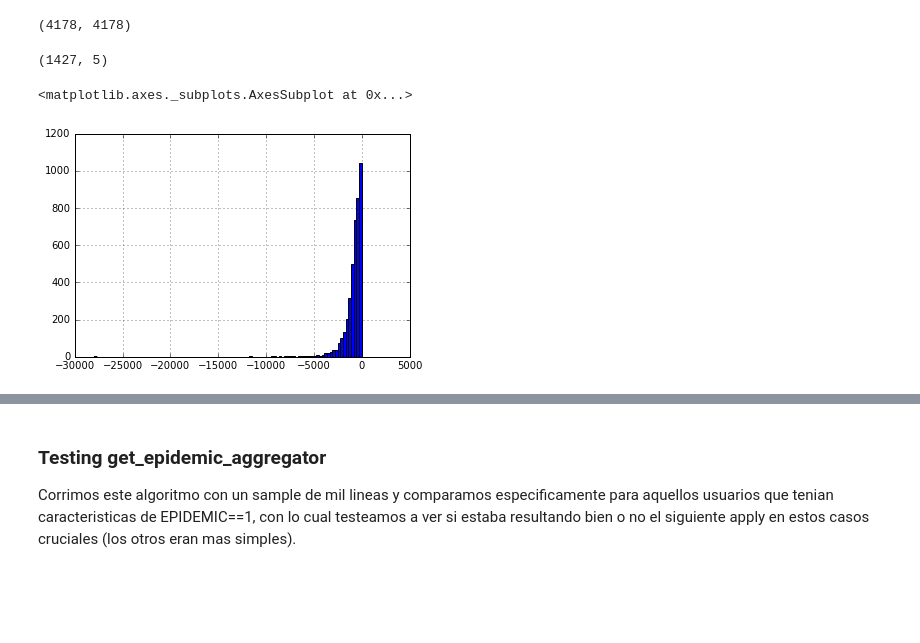
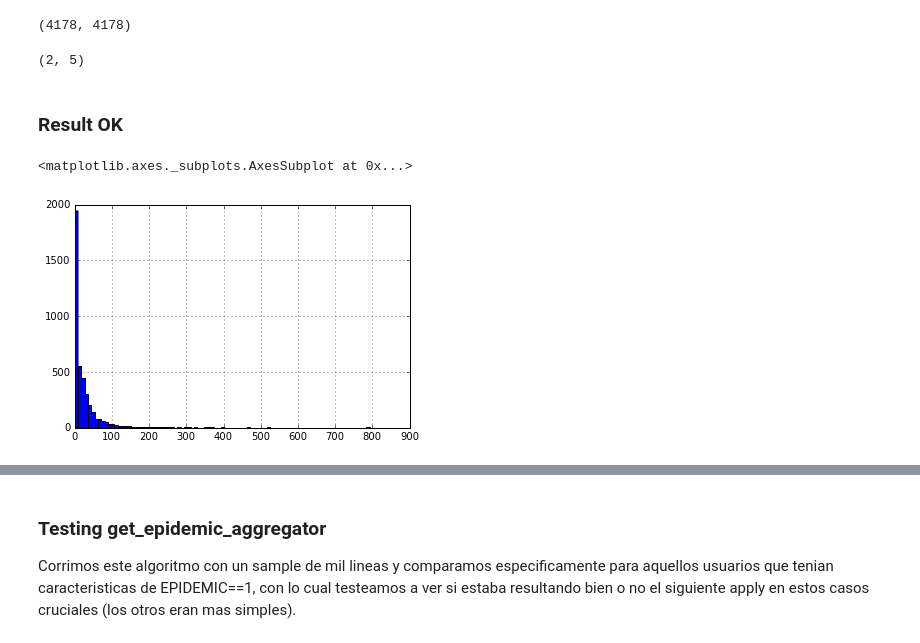
Before and after one commit to jdemonasterio/Tesis, a Jupyter notebook: Sum_Links attribute extraction.ipynb, the cells around one changed output, grey strips where cells are left out. Saved outputs shown, nothing was run; the diff lists cells and outputs as text; code cells hidden in the pictures; blank space fills up the shorter version.

Commit message:
fix ant2vuln output where mexico_antennas.csv wasnt correctly joined

```diff
--- a/Sum_Links attribute extraction.ipynb
+++ b/Sum_Links attribute extraction.ipynb
@@ -239,13 +230,14 @@ table = pd.read_csv( "/home/juan/mobility-study/preoutput_sum_links.txt.gz",
                                 #          'TimeWeekDaylight':np.uint16,'TimeWeekNight':np.uint16,'TimeWeekend':np.uint16}
                                 )
 
-cols = [col for col in table.columns if not('Line' in col or 'ANTENNA' in col) ]
+cols = [col for col in table.columns if not('Line' in col) ]
 #levanto todo en float, lo paso a int (excepto los hashes)
 table[cols] = table[cols].astype(int)
 # %%
 #agrego la info de epidemicidad de los targets.
 table = table.join(user_epidemic[['EPIDEMIC','ANTENNA_ID_0']], on='LineKeyOrigin',how='left',rsuffix='_Origin')
 table = table.join(user_epidemic[['EPIDEMIC','ANTENNA_ID_0']], on='LineKeyTarget',how='left',rsuffix='_Target')
+table.rename(columns={'EPIDEMIC':"EPIDEMIC_Origin"},inplace=True)
 #del user_epidemic
 # %%
 table.head()
@@ -619,12 +654,14 @@ len(set(table['ANTENNA_ID_0'].values) | set(table['ANTENNA_ID_0_Target'].values)
 # %% [output]
 (4178, 4178)
 # %%
-total_ant_users[(total_ant_users['TOTAL_Origin_USERS']- total_ant_users['EXP_Origin_USERS'])/
-               total_ant_users['TOTAL_Origin_USERS'] ==0].shape
+total_ant_users[(total_ant_users['TOTAL_Origin_USERS']- total_ant_users['EXP_Origin_USERS'])*1.0/
+               total_ant_users['TOTAL_Origin_USERS'] ==1].shape
 # %% [output]
-(1427, 5)
+(2, 5)
+# %% [markdown]
+### Result OK
 # %%
-(total_ant_users['TOTAL_Origin_USERS'] - total_ant_users['EXP_Target_USERS']).hist(bins=100)
+(total_ant_users['TOTAL_Origin_USERS'] - total_ant_users['EXP_Origin_USERS']).hist(bins=100)
 # %% [output]
 <matplotlib.axes._subplots.AxesSubplot at 0x...>
-[figure, old version]
+[figure, new version]
```
Also changed, not shown: parts of 109 cells of this notebook, 1 other file.
